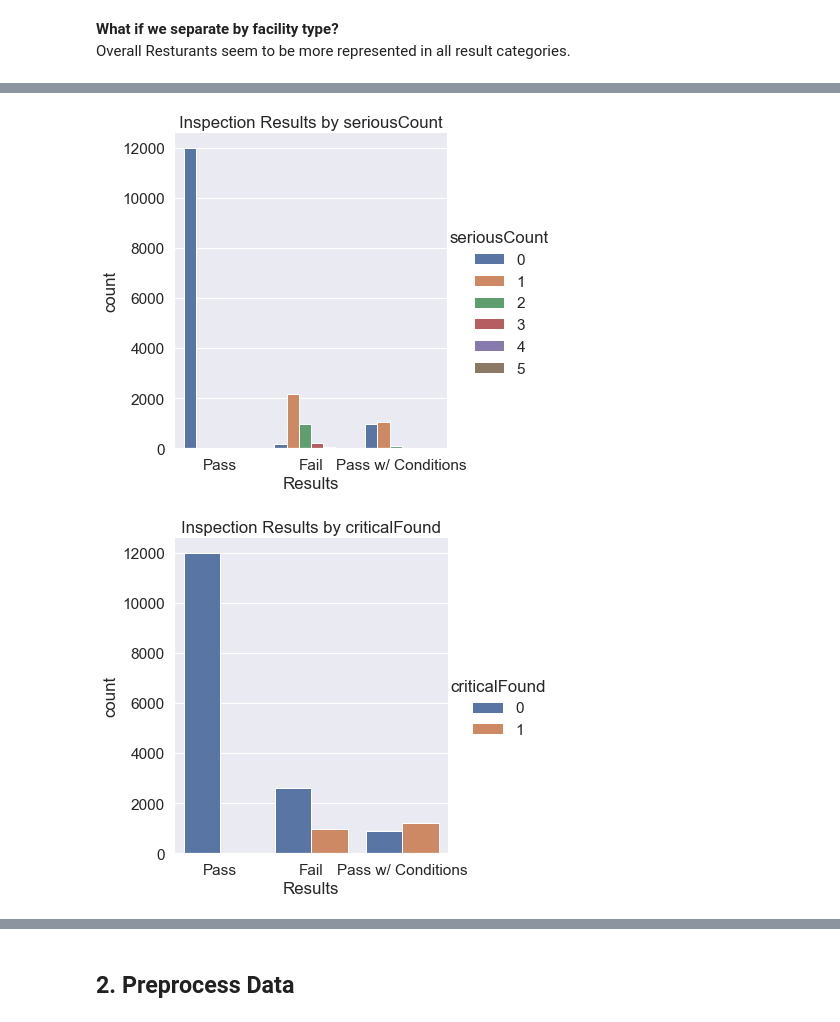
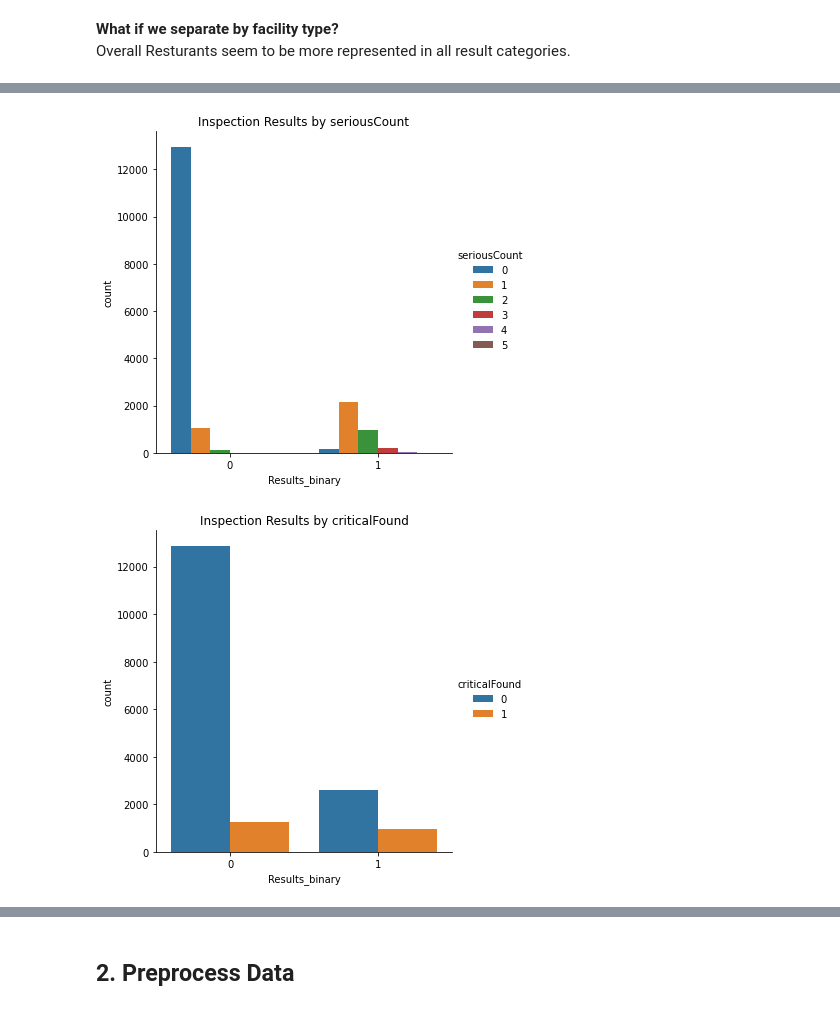
Before and after one commit to sociologyquinn/CSS-Project3-Group1, a Jupyter notebook: Project 3 Students.ipynb, the cells around one changed output, grey strips where cells are left out. Saved outputs shown, nothing was run; the diff lists cells and outputs as text; code cells hidden in the pictures.

```diff
--- a/Project 3 Students.ipynb
+++ b/Project 3 Students.ipynb
@@ -177,23 +157,31 @@ We examine 4 features that potentially predict the result perfectally and may ca
+# %%
+# This chunk creates a copy of our dataset with a binary variable for results
+viz_dat = chicago_inspections_2011_to_2013
+viz_dat['Results_binary'] = viz_dat['Results']
+viz_dat['Results_binary']  = viz_dat['Results_binary'] .replace({'Pass w/ Conditions': 'Pass'})
+lb_style = LabelBinarizer()
+viz_dat['Results_binary']  = lb_style.fit_transform(viz_dat['Results_binary'] )
+viz_dat['Results_binary']  = np.where(viz_dat['Results_binary']  == 1, 0 ,1)
 # %%
-# Inspection Results by critical count
-sns.catplot(data = chicago_inspections_2011_to_2013,
-           x = "Results",
+# Inspection Results by serious count
+sns.catplot(data = viz_dat,
+           x = "Results_binary",
            kind = "count",
            hue = 'seriousCount')
 
 plt.title("Inspection Results by seriousCount")
 plt.show()
 # %% [output]
-[figure, old version]
+[figure, new version]
 # %%
-# Inspection Results by serious count
-sns.catplot(data = chicago_inspections_2011_to_2013,
-           x = "Results",
+# Inspection Results by critical Found
+sns.catplot(data = viz_dat,
+           x = "Results_binary",
            kind = "count",
            hue = 'criticalFound')
 
 plt.title("Inspection Results by criticalFound")
 plt.show()
 # %% [output]
-[figure, old version]
+[figure, new version]
 # %%
```
Also changed, not shown: parts of 51 cells of this notebook.
